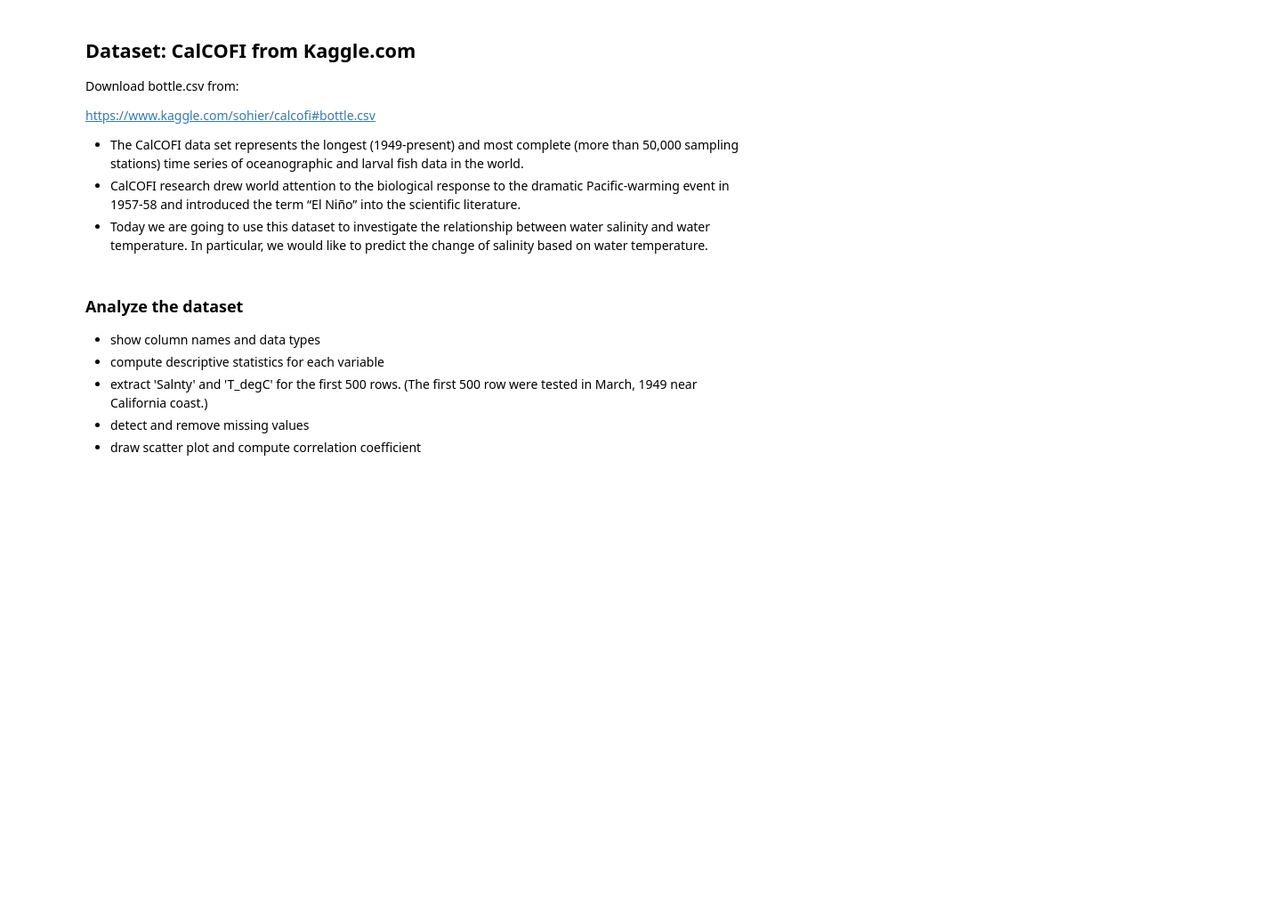
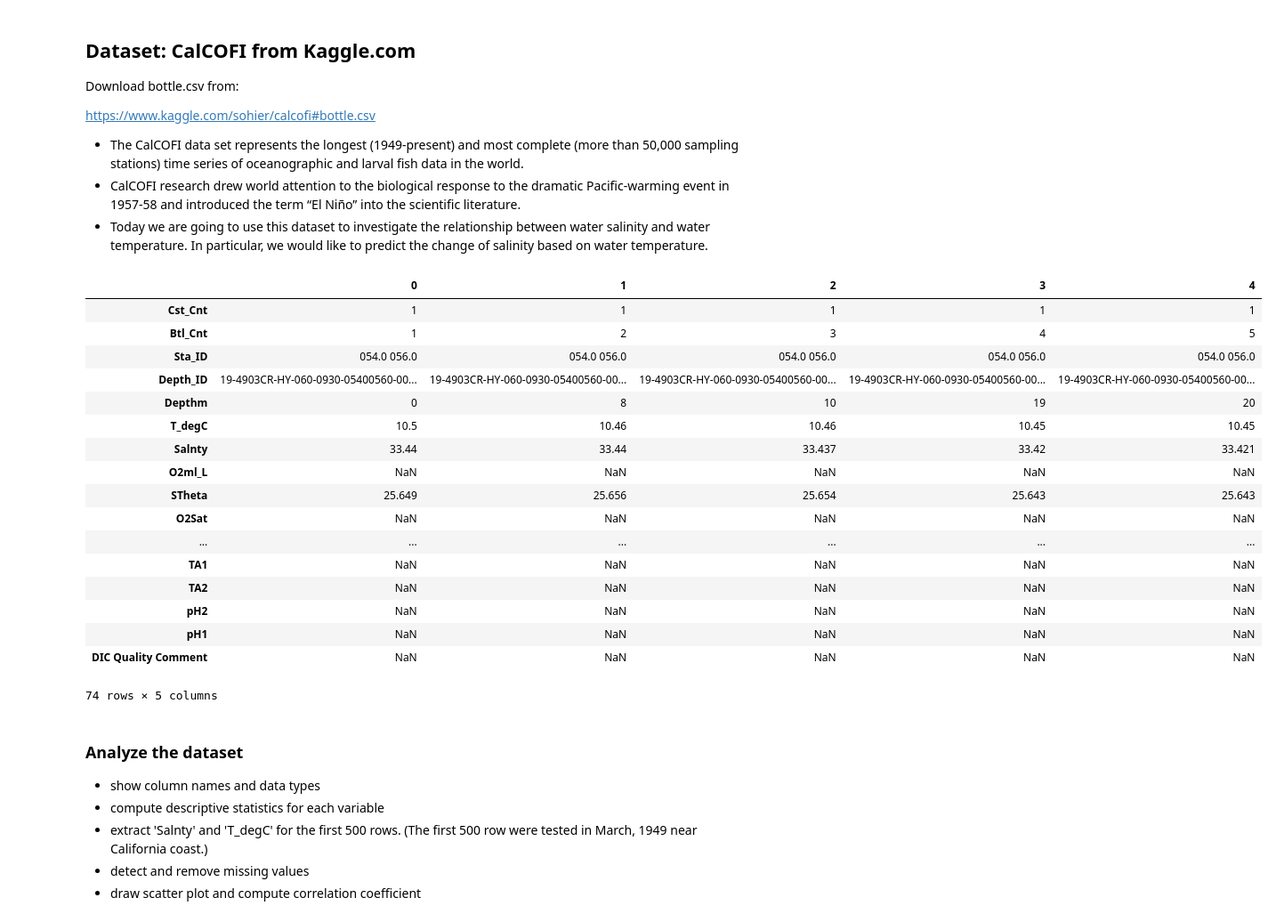
Before and after one commit to ch00226855/CMP464-788-Spring2019, a Jupyter notebook: Week5_LinearRegression_Salinity_vs_Temperature.ipynb, the cells around one changed output. Shown: that part at 89% size. Cells and saved outputs as stored; diff of their text form; code cells hidden in the pictures; blank space fills up the shorter version.

```diff
--- a/Week5_LinearRegression_Salinity_vs_Temperature.ipynb
+++ b/Week5_LinearRegression_Salinity_vs_Temperature.ipynb
@@ -25,9 +25,29 @@ https://www.kaggle.com/sohier/calcofi#bottle.csv
 - Today we are going to use this dataset to investigate the relationship between water salinity and water temperature. In particular, we would like to predict the change of salinity based on water temperature.
 # %%
 # Load datasets
-datapath = '/home/liang/Dropbox/Teaching/CMP464/Spring2019/Data/CalCOFI/'
+cur_path = os.getcwd()
+datapath = cur_path + '/Data/CalCOFI/'
 bottle = pd.read_csv(datapath + 'bottle.csv', sep=',')
 bottle.head().T
+# %% [output]
+|  | 0 | 1 | 2 | 3 | 4 |
+| Cst_Cnt | 1 | 1 | 1 | 1 | 1 |
+| Btl_Cnt | 1 | 2 | 3 | 4 | 5 |
+| Sta_ID | 054.0 056.0 | 054.0 056.0 | 054.0 056.0 | 054.0 056.0 | 054.0 056.0 |
+| Depth_ID | 19-4903CR-HY-060-0930-05400560-00... | 19-4903CR-HY-060-0930-05400560-00... | 19-4903CR-HY-060-0930-05400560-00... | 19-4903CR-HY-060-0930-05400560-00... | 19-4903CR-HY-060-0930-05400560-00... |
+| Depthm | 0 | 8 | 10 | 19 | 20 |
+| T_degC | 10.5 | 10.46 | 10.46 | 10.45 | 10.45 |
+| Salnty | 33.44 | 33.44 | 33.437 | 33.42 | 33.421 |
+| O2ml_L | NaN | NaN | NaN | NaN | NaN |
+| STheta | 25.649 | 25.656 | 25.654 | 25.643 | 25.643 |
+| O2Sat | NaN | NaN | NaN | NaN | NaN |
+| ... | ... | ... | ... | ... | ... |
+| TA1 | NaN | NaN | NaN | NaN | NaN |
+| TA2 | NaN | NaN | NaN | NaN | NaN |
+| pH2 | NaN | NaN | NaN | NaN | NaN |
+| pH1 | NaN | NaN | NaN | NaN | NaN |
+| DIC Quality Comment | NaN | NaN | NaN | NaN | NaN |
+74 rows × 5 columns
 # %% [markdown]
 ### Analyze the dataset
 
```
Also changed, not shown: parts of 11 cells of this notebook.
